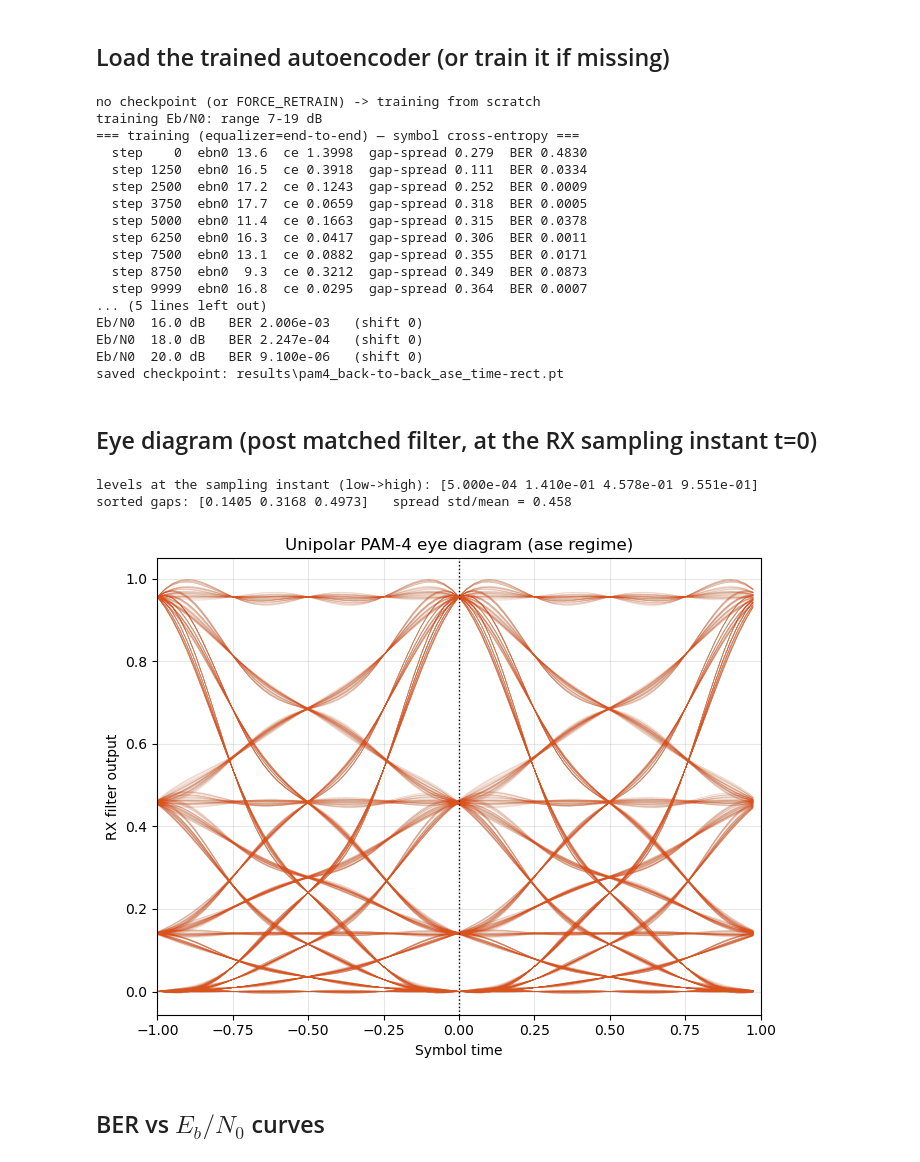
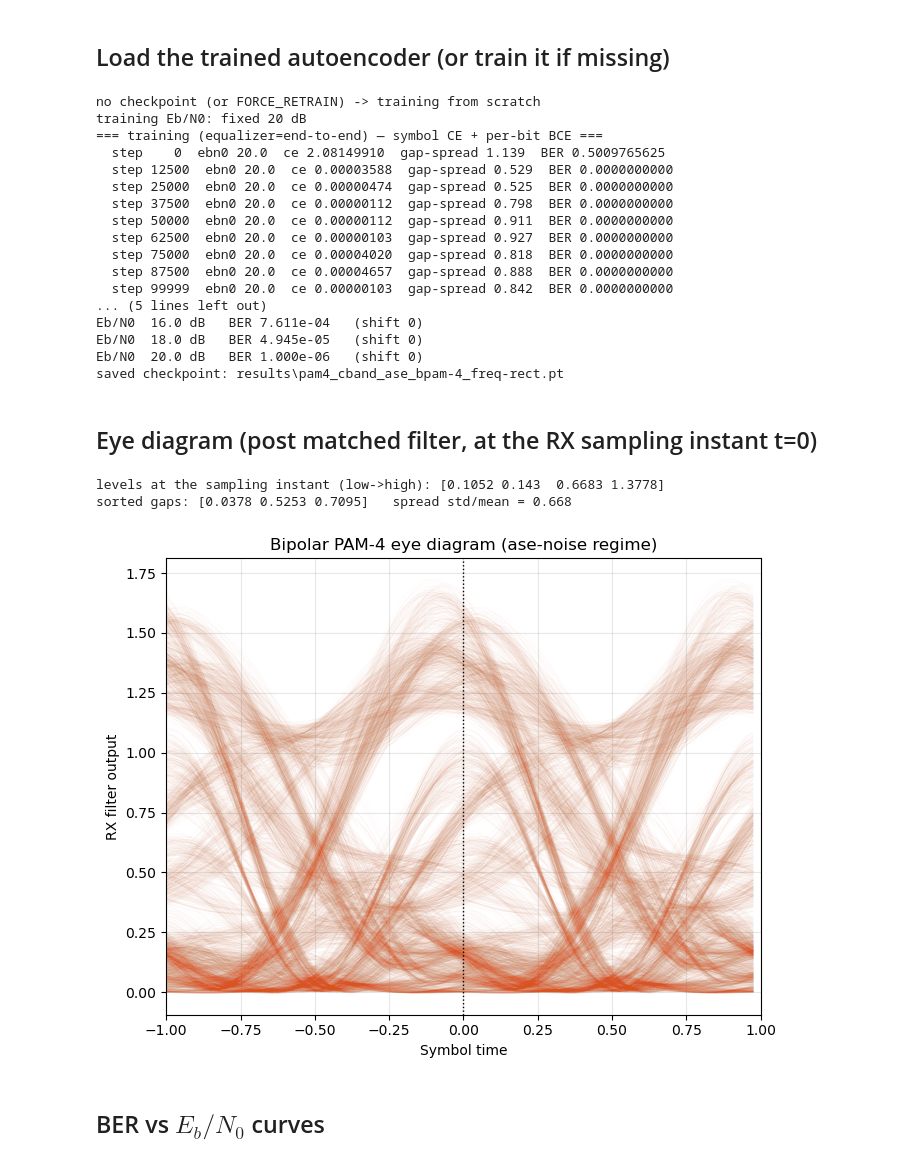
Before and after one commit to cellinidario/ericsson, a Jupyter notebook: pam4_analysis.ipynb, the cells around one changed output. Drawn from its saved outputs; the diff is of its cells as text; code cells hidden in the pictures.

```diff
--- a/pam4_analysis.ipynb
+++ b/pam4_analysis.ipynb
@@ -48,22 +46,20 @@ device = "cuda" if torch.cuda.is_available() else "cpu"
 print("device:", device)
 
 # ----- knobs -----
-WAVELENGTH = "back-to-back"   # "back-to-back": transparent fiber | "oband": 1310 nm | "cband": 1550 nm
+MODULATION_FORMAT = "bpam-4"  # "upam-4": 4th-order unipolar PAM | "bpam-4": 4th-order bipolar PAM
+WAVELENGTH = "cband"   # "back-to-back": transparent fiber | "oband": 1310 nm | "cband": 1550 nm
 REGIME = "ase"           # "thermal": electrical noise at the ADC (A.19) | "ase": optical ASE beat noise (A.47)
 MODULATOR = "mzm"         # "linear": ideal linear modulator | "mzm": nonlinear Mach-Zehnder modulator
-MATCHED_FILTERS = "time-rect"  # "time-rect": one-symbol rectangle (confined in time -> A.19) |
-                               # "freq-rect": ideal-rect 20 GHz brickwall (Marco's JLT model) | "rrc": roll-off 0.85
+MATCHED_FILTERS = "freq-rect"  # "time-rect": one-symbol rectangle (confined in time) |
+                               # "freq-rect": ideal-rect 20 GHz brickwall | "rrc": roll-off 0.85
 EQUALIZERS = "end-to-end"     # "threshold": decision threshold only | "ffe": FFE (RX) only |
                              # "end-to-end": DPD (TX) + FFE (RX) jointly trained (the E2E autoencoder)
-NUM_STEPS = 10000        # training steps when no checkpoint is found (ignored for EQUALIZERS="threshold")
+JLT_REFERENCE = True      # True -> the agreed JLT chain: RX 10 GHz Gaussian digital filter + DAC N_DAC=6.
+                          # (This is also what makes cband go clearly below the unipolar theory.)
+NUM_STEPS = 100000        # training steps when no checkpoint is found (ignored for EQUALIZERS="threshold")
 NUM_EVAL = 10000000      # symbols per Eb/N0 point in the waterfall
-TRAIN_EBN0 = None        # None -> train over the 7-19 dB range; a number -> fixed training Eb/N0 [dB]
+TRAIN_EBN0 = 20        # None -> train over the 7-19 dB range; a number -> fixed training Eb/N0 [dB]
 FORCE_RETRAIN = True     # True -> ignore an existing checkpoint and retrain
-
-# --- To reproduce Forestieri's A.19 curve: back-to-back / thermal / linear / time-rect / EQUALIZERS="threshold".
-#     "time-rect" is confined to one symbol (no overlap -> no nonlinear ISI after the square law); the
-#     cell widens the front-end automatically because the rectangle's wide (sinc) spectrum needs an
-#     ideal (wide) receiver. With the realistic 25 GHz photodiode the time-rect does NOT reach A.19. ---
 
 config = Config()
 config.set_wavelength_band(WAVELENGTH)
@@ -72,8 +68,18 @@ config.modulator = MODULATOR
 config.tx_filter = MATCHED_FILTERS
 config.rx_filter = MATCHED_FILTERS
 config.equalizer = EQUALIZERS
-config.minibatch_symbols = 4096
-config.edge_guard_symbols = 48
+
+# deep recipe (the C-band lever: depth = nonlinear inversion/pre-distortion capacity; DPD memory stays 5)
+config.dpd_hidden_width = 64
+config.dpd_hidden_layers = 2
+config.ffe_hidden_width = 64
+config.ffe_hidden_layers = 2
+
+if JLT_REFERENCE:
+    config.rx_gaussian_bw = 10e9   # digital Gaussian LPF on the photocurrent (agreed JLT RX filter)
+    config.dac_bits = 6            # N_DAC = 6 (uniform quantizer, straight-through estimator)
+
+config.set_modulation_format(MODULATION_FORMAT)   # upam-4 | bpam-4 (drive range + rx sps)
 # The MZM is 67 GHz per segment -> far wider than the 20 GBaud signal, so its low-pass is negligible.
 # At 4 sps the sim Nyquist is 40 GHz, so 67 GHz is above the representable band; model it as transparent
 # (200 GHz gives a clean all-pass FIR -- a literal 67 GHz cutoff would alias into a spurious filter).
@@ -85,11 +91,15 @@ config._compute_derived()
 
 # one checkpoint per knob combination -> non-default knobs add a suffix ("threshold" needs no checkpoint)
 suffix = ""
+if MODULATION_FORMAT != "upam-4":
+    suffix += f"_{MODULATION_FORMAT}"
 if MODULATOR != "mzm":
     suffix += f"_{MODULATOR}"
 if MATCHED_FILTERS != "rrc":
     suffix += f"_{MATCHED_FILTERS}"
 if EQUALIZERS != "end-to-end":
     suffix += f"_{EQUALIZERS}"
+if JLT_REFERENCE:
+    suffix += "_jltref"           # RX gauss 10 GHz + N_DAC=6 -> its own checkpoint, never clobbers the plain one
 CHECKPOINT = os.path.join("results", f"pam4_{WAVELENGTH}_{REGIME}{suffix}.pt")
 print(config.summary())
@@ -114,13 +108,13 @@ optical filter       : wss, Bo 37 GHz
 # %%
 def load_or_train(config, device, num_steps, checkpoint_path, num_eval, force_retrain=False, train_ebn0=None):
     """Return tx, channel, rx, ebn0_db, measured.
-    - EQUALIZERS="threshold": threshold detector (A.19 reference) -> build the models, no training, no checkpoint.
+    - EQUALIZERS="threshold": threshold detector -> build the models, no training, no checkpoint.
     - "ffe"/"end-to-end": train (or load a checkpoint). On load, the build-time choices that are NOT in the
       state_dict (RX sps, wavelength band, modulator, TX/RX filter, equalizer, optical-filter type) are
       restored from the checkpoint so the rebuilt models match the trained weights.
     train_ebn0: fixed training Eb/N0 [dB]; None -> the variable 7-19 dB range."""
     if getattr(config, "equalizer", "end-to-end") == "threshold":
-        print("EQUALIZERS='threshold' -> threshold detector (A.19 reference): no training, no checkpoint")
+        print("EQUALIZERS='threshold' -> threshold detector: no training, no checkpoint")
         transmitter = Transmitter(config).to(device)
         channel = OpticalChannel(config).to(device)
         receiver = Receiver(config).to(device)
@@ -182,22 +176,22 @@ transmitter, channel, receiver, ebn0_db, measured = load_or_train(
     config, device, NUM_STEPS, CHECKPOINT, NUM_EVAL, FORCE_RETRAIN, TRAIN_EBN0)
 # %% [output]
 no checkpoint (or FORCE_RETRAIN) -> training from scratch
-training Eb/N0: range 7-19 dB
-=== training (equalizer=end-to-end) — symbol cross-entropy ===
-  step    0  ebn0 13.6  ce 1.3998  gap-spread 0.279  BER 0.4830
-  step 1250  ebn0 16.5  ce 0.3918  gap-spread 0.111  BER 0.0334
-  step 2500  ebn0 17.2  ce 0.1243  gap-spread 0.252  BER 0.0009
-  step 3750  ebn0 17.7  ce 0.0659  gap-spread 0.318  BER 0.0005
-  step 5000  ebn0 11.4  ce 0.1663  gap-spread 0.315  BER 0.0378
-  step 6250  ebn0 16.3  ce 0.0417  gap-spread 0.306  BER 0.0011
-  step 7500  ebn0 13.1  ce 0.0882  gap-spread 0.355  BER 0.0171
-  step 8750  ebn0  9.3  ce 0.3212  gap-spread 0.349  BER 0.0873
-  step 9999  ebn0 16.8  ce 0.0295  gap-spread 0.364  BER 0.0007
+training Eb/N0: fixed 20 dB
+=== training (equalizer=end-to-end) — symbol CE + per-bit BCE ===
+  step    0  ebn0 20.0  ce 2.08149910  gap-spread 1.139  BER 0.5009765625
+  step 12500  ebn0 20.0  ce 0.00003588  gap-spread 0.529  BER 0.0000000000
+  step 25000  ebn0 20.0  ce 0.00000474  gap-spread 0.525  BER 0.0000000000
+  step 37500  ebn0 20.0  ce 0.00000112  gap-spread 0.798  BER 0.0000000000
+  step 50000  ebn0 20.0  ce 0.00000112  gap-spread 0.911  BER 0.0000000000
+  step 62500  ebn0 20.0  ce 0.00000103  gap-spread 0.927  BER 0.0000000000
+  step 75000  ebn0 20.0  ce 0.00004020  gap-spread 0.818  BER 0.0000000000
+  step 87500  ebn0 20.0  ce 0.00004657  gap-spread 0.888  BER 0.0000000000
+  step 99999  ebn0 20.0  ce 0.00000103  gap-spread 0.842  BER 0.0000000000
 ... (5 lines left out)
-Eb/N0  16.0 dB   BER 2.006e-03   (shift 0)
-Eb/N0  18.0 dB   BER 2.247e-04   (shift 0)
-Eb/N0  20.0 dB   BER 9.100e-06   (shift 0)
-saved checkpoint: results\pam4_back-to-back_ase_time-rect.pt
+Eb/N0  16.0 dB   BER 7.611e-04   (shift 0)
+Eb/N0  18.0 dB   BER 4.945e-05   (shift 0)
+Eb/N0  20.0 dB   BER 1.000e-06   (shift 0)
+saved checkpoint: results\pam4_cband_ase_bpam-4_freq-rect.pt
 # %% [markdown]
 ## Eye diagram (post matched filter, at the RX sampling instant t=0)
 # %%
@@ -224,37 +218,38 @@ def draw_eye(ax, signal, samples_per_symbol, phase, title, fine_sps=40, skip=100
 sps = config.samples_per_symbol_sim
 mf_pad = receiver.matched.shape[-1] // 2
 with torch.no_grad():
     bits = random_bits(config.bits_per_symbol, 6000, device)
     symbols = bits_to_symbols(bits, config.bits_per_symbol).cpu().numpy()
     if config.noise_regime == "ase":
         # The A.47 receiver decides on the complex envelope after the matched filter,
         # i.e., on the optical field amplitude, NOT on the intensity
         field_real, field_imag = channel.complex_envelope(transmitter(bits), None)   # noiseless optical field
         mr = F.conv1d(field_real.view(1, 1, -1), receiver.matched, padding=mf_pad).squeeze()
         mi = F.conv1d(field_imag.view(1, 1, -1), receiver.matched, padding=mf_pad).squeeze()
         matched = torch.sqrt(mr ** 2 + mi ** 2).cpu().numpy()                       # envelope (equispaced amplitudes)
         matched = (mr ** 2 + mi ** 2).cpu().numpy()
     else:
         photocurrent = channel(transmitter(bits))                                  # noiseless square-law photocurrent
         matched = F.conv1d(photocurrent.view(1, 1, -1), receiver.matched, padding=mf_pad).squeeze().cpu().numpy()
 
 # Sample at the matched-filter peak (the phase that best separates the levels) -- for the time-rect
 # integrate-and-dump that peak is the symbol CENTRE, not the symbol boundary (offset 0).
 phase, level_by_symbol = decision_phase_by_separation(matched, sps, symbols, skip=100)
 levels = np.sort(level_by_symbol)
 gaps = np.diff(levels)
 print(f"levels at the sampling instant (low->high): {np.round(levels, 4)}")
 print(f"sorted gaps: {np.round(gaps, 4)}   spread std/mean = {gaps.std() / gaps.mean():.3f}")
 
+pam_name = "Bipolar" if config.modulation_format == "bpam-4" else "Unipolar"
 fig_eye, ax_eye = plt.subplots(figsize=(7, 5.5))
-draw_eye(ax_eye, matched, sps, phase, f"Unipolar PAM-4 eye diagram ({config.noise_regime} regime)")
+draw_eye(ax_eye, matched, sps, phase, f"{pam_name} PAM-4 eye diagram ({config.noise_regime}-noise regime)")
 fig_eye.tight_layout()
 fig_eye.savefig(os.path.join("results", "pam4_eye.png"), dpi=150, bbox_inches="tight")
 plt.show()
 # %% [output]
-levels at the sampling instant (low->high): [5.000e-04 1.410e-01 4.578e-01 9.551e-01]
-sorted gaps: [0.1405 0.3168 0.4973]   spread std/mean = 0.458
+levels at the sampling instant (low->high): [0.1052 0.143  0.6683 1.3778]
+sorted gaps: [0.0378 0.5253 0.7095]   spread std/mean = 0.668
-[figure, old version]
+[figure, new version]
 # %% [markdown]
 ## BER vs $E_b/N_0$ curves
 # %%
```
Also changed, not shown: parts of 3 cells of this notebook, 10 other files.
